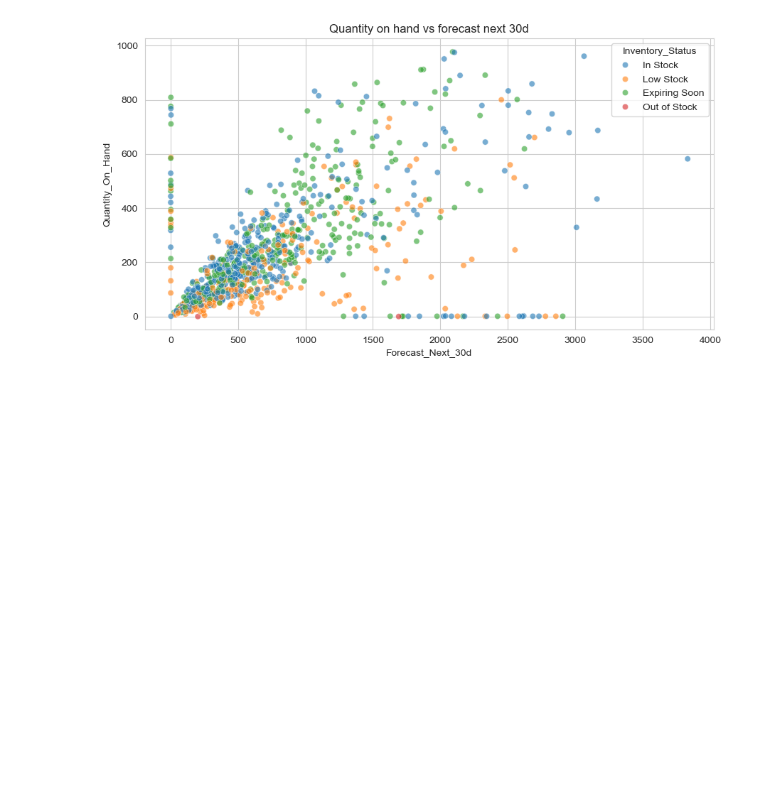
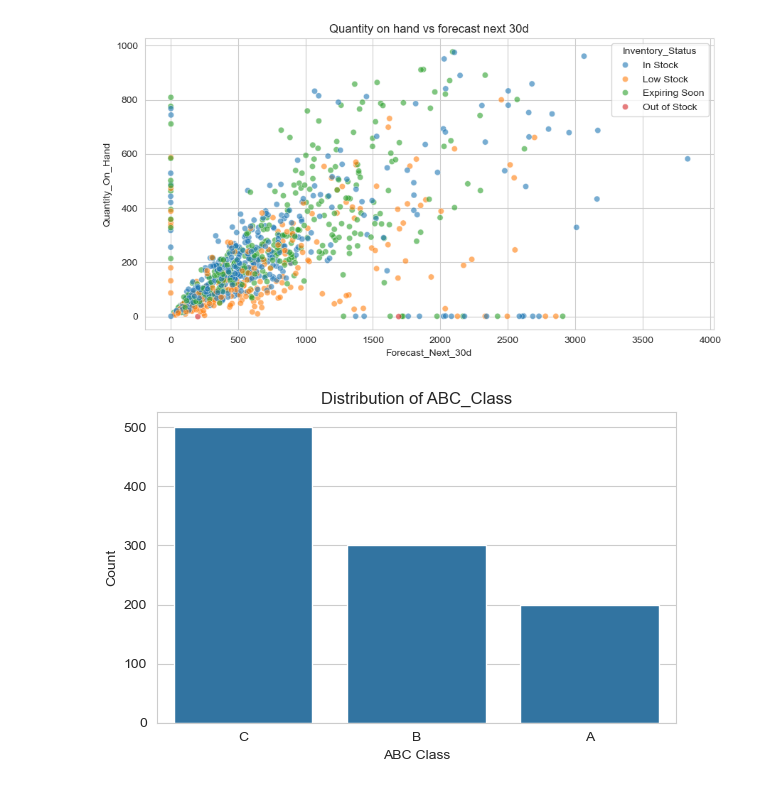
Before and after one commit to Beau-Belkowski/STT_811_Final_Project, a Jupyter notebook: STT_811_Project_v1.ipynb, the cells around one changed output. Cells and saved outputs as stored; diff of their text form; code cells hidden in the pictures; blank space fills up the shorter version.

```diff
--- a/STT_811_Project_v1.ipynb
+++ b/STT_811_Project_v1.ipynb
@@ -318,3 +318,84 @@ if "Quantity_On_Hand" in data.columns and "Forecast_Next_30d" in data.columns:
 [figure]
 [figure]
 [figure]
+# %%
+sns.set_style("whitegrid")
+
+# 1) Target class distribution
+plt.figure(figsize=(6, 4))
+class_order = data["ABC_Class"].value_counts().index
+sns.countplot(data=data, x="ABC_Class", order=class_order)
+plt.title("Distribution of ABC_Class")
+plt.xlabel("ABC Class")
+plt.ylabel("Count")
+plt.tight_layout()
+plt.show()
+
+
+# 2) Composition of ABC_Class within each Category (stacked % bar)
+cat_abc_pct = pd.crosstab(data["Category"], data["ABC_Class"], normalize="index") * 100
+cat_abc_pct = cat_abc_pct[["A", "B", "C"]] if set(["A","B","C"]).issubset(cat_abc_pct.columns) else cat_abc_pct
+
+cat_abc_pct.plot(kind="bar", stacked=True, figsize=(12, 6))
+plt.title("Percentage Composition of ABC_Class within Each Category")
+plt.xlabel("Category")
+plt.ylabel("Percentage")
+plt.xticks(rotation=35, ha="right")
+plt.legend(title="ABC_Class")
+plt.tight_layout()
+plt.show()
+
+
+# 3) Median-based summary table for main ABC drivers
+abc_summary = data.groupby("ABC_Class")[
+    ["Total_Inventory_Value_USD", "Avg_Daily_Sales", "Order_Frequency_per_month"]
+].agg(["mean", "median", "std", "min", "max"]).round(2)
+
+print("\nSummary statistics for main ABC drivers by ABC_Class:\n")
+print(abc_summary)
+
+
+# 4) Boxplot: Avg_Daily_Sales by ABC_Class
+plt.figure(figsize=(8, 5))
+sns.boxplot(data=data, x="ABC_Class", y="Avg_Daily_Sales", order=["A", "B", "C"])
+plt.title("Average Daily Sales by ABC_Class")
+plt.xlabel("ABC Class")
+plt.ylabel("Avg Daily Sales")
+plt.tight_layout()
+plt.show()
+
+
+# 5) Boxplot: Order_Frequency_per_month by ABC_Class
+plt.figure(figsize=(8, 5))
+sns.boxplot(data=data, x="ABC_Class", y="Order_Frequency_per_month", order=["A", "B", "C"])
+plt.title("Order Frequency per Month by ABC_Class")
+plt.xlabel("ABC Class")
+plt.ylabel("Order Frequency per Month")
+plt.tight_layout()
+plt.show()
+
+
+# 6) Violin plot: Total_Inventory_Value_USD by ABC_Class
+plt.figure(figsize=(8, 5))
+sns.violinplot(data=data, x="ABC_Class", y="Total_Inventory_Value_USD", order=["A", "B", "C"])
+plt.title("Distribution of Total Inventory Value by ABC_Class")
+plt.xlabel("ABC Class")
+plt.ylabel("Total Inventory Value (USD)")
+plt.tight_layout()
+plt.show()
+
+
+# 7) Warehouse location vs ABC_Class
+warehouse_abc = pd.crosstab(data["Warehouse_Location"], data["ABC_Class"], normalize="index") * 100
+warehouse_abc = warehouse_abc[["A", "B", "C"]] if set(["A","B","C"]).issubset(warehouse_abc.columns) else warehouse_abc
+
+warehouse_abc.plot(kind="bar", stacked=True, figsize=(11, 5))
+plt.title("ABC_Class Composition across Warehouse Locations")
+plt.xlabel("Warehouse Location")
+plt.ylabel("Percentage")
+plt.xticks(rotation=25, ha="right")
+plt.legend(title="ABC_Class")
+plt.tight_layout()
+plt.show()
+# %% [output]
+[figure, added]
```
Also changed, not shown: parts of 1 cell of this notebook.
